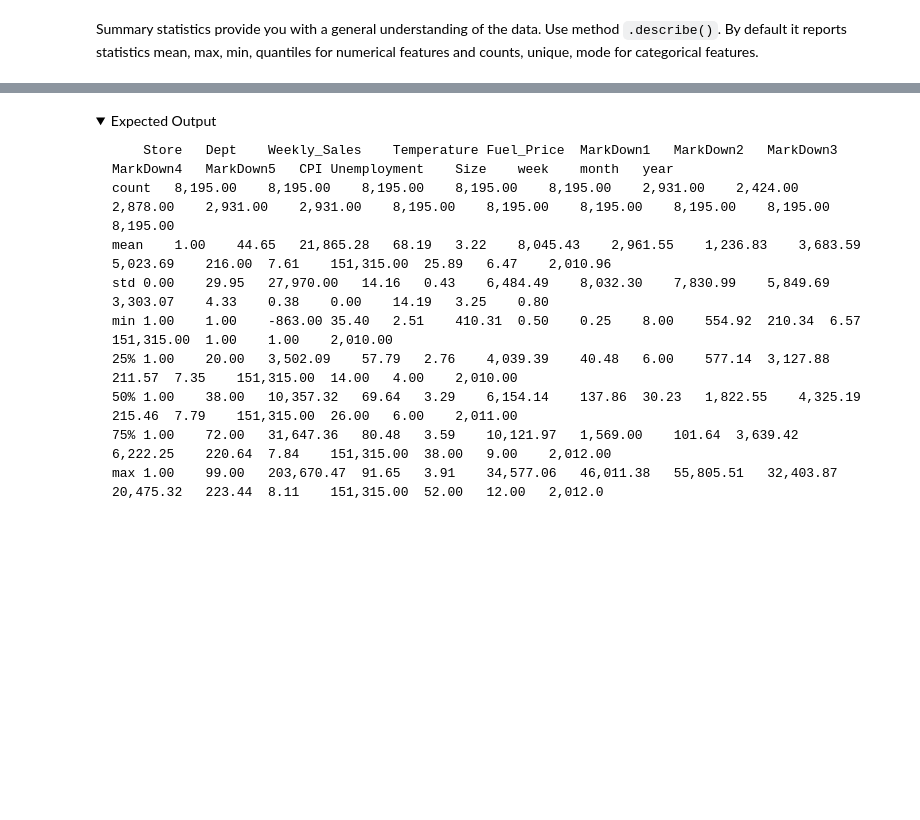
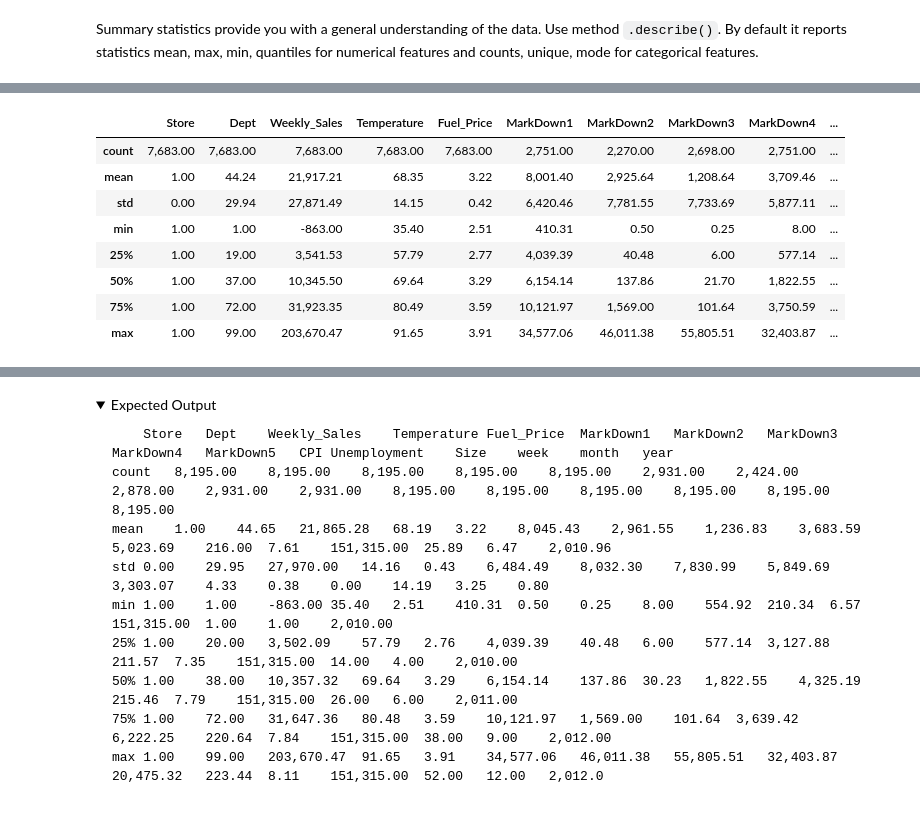
Before and after one commit to AnjanaSengupta/LOCALMLE10, a Jupyter notebook: assignments/week-04-data-eng-airflow/nb/walmart-sales-data.ipynb, the cells around one changed output, grey strips where cells are left out. Cells and saved outputs as stored; diff of their text form; code cells hidden in the pictures; folded sections open; blank space fills up the shorter version.

```diff
--- a/assignments/week-04-data-eng-airflow/nb/walmart-sales-data.ipynb
+++ b/assignments/week-04-data-eng-airflow/nb/walmart-sales-data.ipynb
@@ -268,0 +340,12 @@ pd.options.display.float_format = "{:,.2f}".format
+# %%
+df_train.describe()
+# %% [output]
+|  | Store | Dept | Weekly_Sales | Temperature | Fuel_Price | MarkDown1 | MarkDown2 | MarkDown3 | MarkDown4 | ... |
+| count | 7,683.00 | 7,683.00 | 7,683.00 | 7,683.00 | 7,683.00 | 2,751.00 | 2,270.00 | 2,698.00 | 2,751.00 | ... |
+| mean | 1.00 | 44.24 | 21,917.21 | 68.35 | 3.22 | 8,001.40 | 2,925.64 | 1,208.64 | 3,709.46 | ... |
+| std | 0.00 | 29.94 | 27,871.49 | 14.15 | 0.42 | 6,420.46 | 7,781.55 | 7,733.69 | 5,877.11 | ... |
+| min | 1.00 | 1.00 | -863.00 | 35.40 | 2.51 | 410.31 | 0.50 | 0.25 | 8.00 | ... |
+| 25% | 1.00 | 19.00 | 3,541.53 | 57.79 | 2.77 | 4,039.39 | 40.48 | 6.00 | 577.14 | ... |
+| 50% | 1.00 | 37.00 | 10,345.50 | 69.64 | 3.29 | 6,154.14 | 137.86 | 21.70 | 1,822.55 | ... |
+| 75% | 1.00 | 72.00 | 31,923.35 | 80.49 | 3.59 | 10,121.97 | 1,569.00 | 101.64 | 3,750.59 | ... |
+| max | 1.00 | 99.00 | 203,670.47 | 91.65 | 3.91 | 34,577.06 | 46,011.38 | 55,805.51 | 32,403.87 | ... |
```
Also changed, not shown: parts of 31 cells of this notebook.
